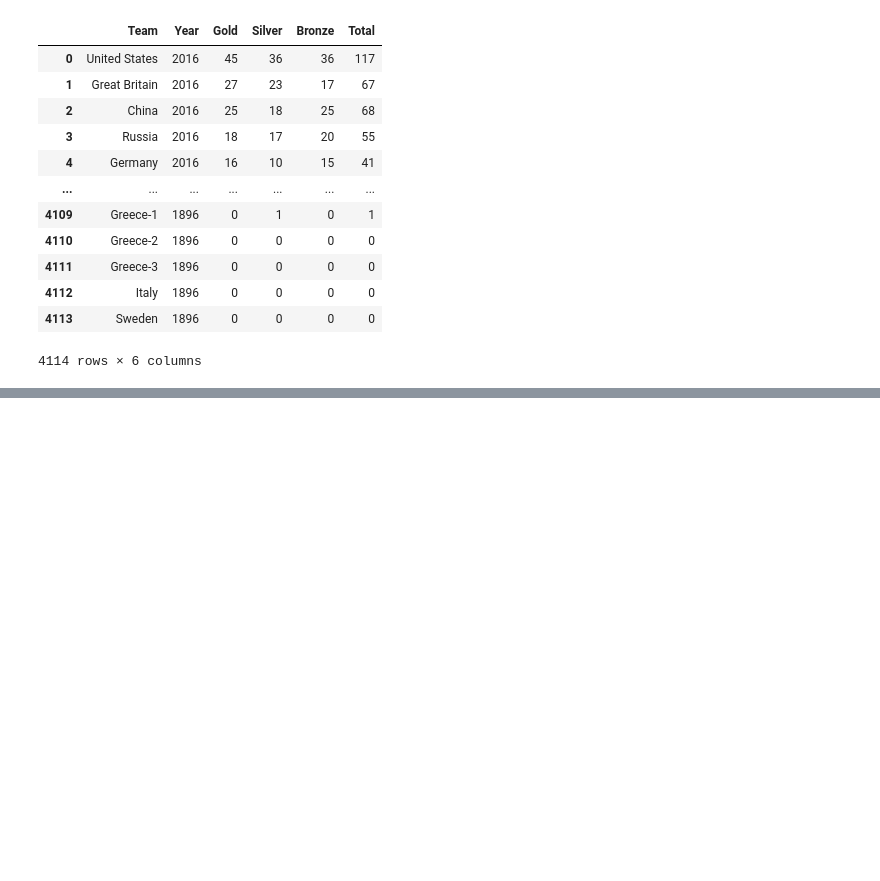
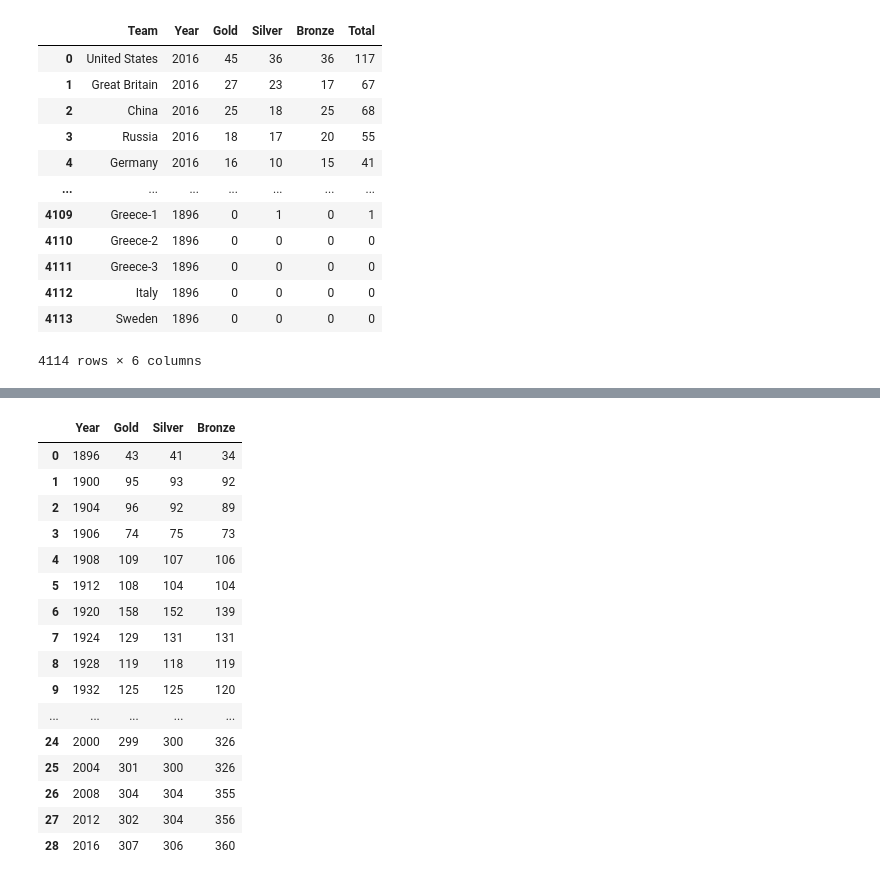
Before and after one commit to Yash-devs-cmd/Olympic-data-Analysis, a Jupyter notebook: experiments.ipynb, the cells around one changed output, grey strips where cells are left out. Drawn from its saved outputs; the diff is of its cells as text; code cells hidden in the pictures; blank space fills up the shorter version.

```diff
--- a/experiments.ipynb
+++ b/experiments.ipynb
@@ -226,0 +291,23 @@ year_wise_df
+# %%
+# The standard "Overall" Tally
+# medal_tally = medal_df.groupby('NOC').sum()['Medal']
+medal_tally = df_copy.groupby(['Year']).sum()[['Gold' , 'Silver' , 'Bronze']].sort_values(by='Year' , ascending=True).reset_index()
+medal_tally
+# %% [output]
+|  | Year | Gold | Silver | Bronze |
+| 0 | 1896 | 43 | 41 | 34 |
+| 1 | 1900 | 95 | 93 | 92 |
+| 2 | 1904 | 96 | 92 | 89 |
+| 3 | 1906 | 74 | 75 | 73 |
+| 4 | 1908 | 109 | 107 | 106 |
+| 5 | 1912 | 108 | 104 | 104 |
+| 6 | 1920 | 158 | 152 | 139 |
+| 7 | 1924 | 129 | 131 | 131 |
+| 8 | 1928 | 119 | 118 | 119 |
+| 9 | 1932 | 125 | 125 | 120 |
+| ... | ... | ... | ... | ... |
+| 24 | 2000 | 299 | 300 | 326 |
+| 25 | 2004 | 301 | 300 | 326 |
+| 26 | 2008 | 304 | 304 | 355 |
+| 27 | 2012 | 302 | 304 | 356 |
+| 28 | 2016 | 307 | 306 | 360 |
```
Also changed, not shown: parts of 9 cells of this notebook, 3 other files.
